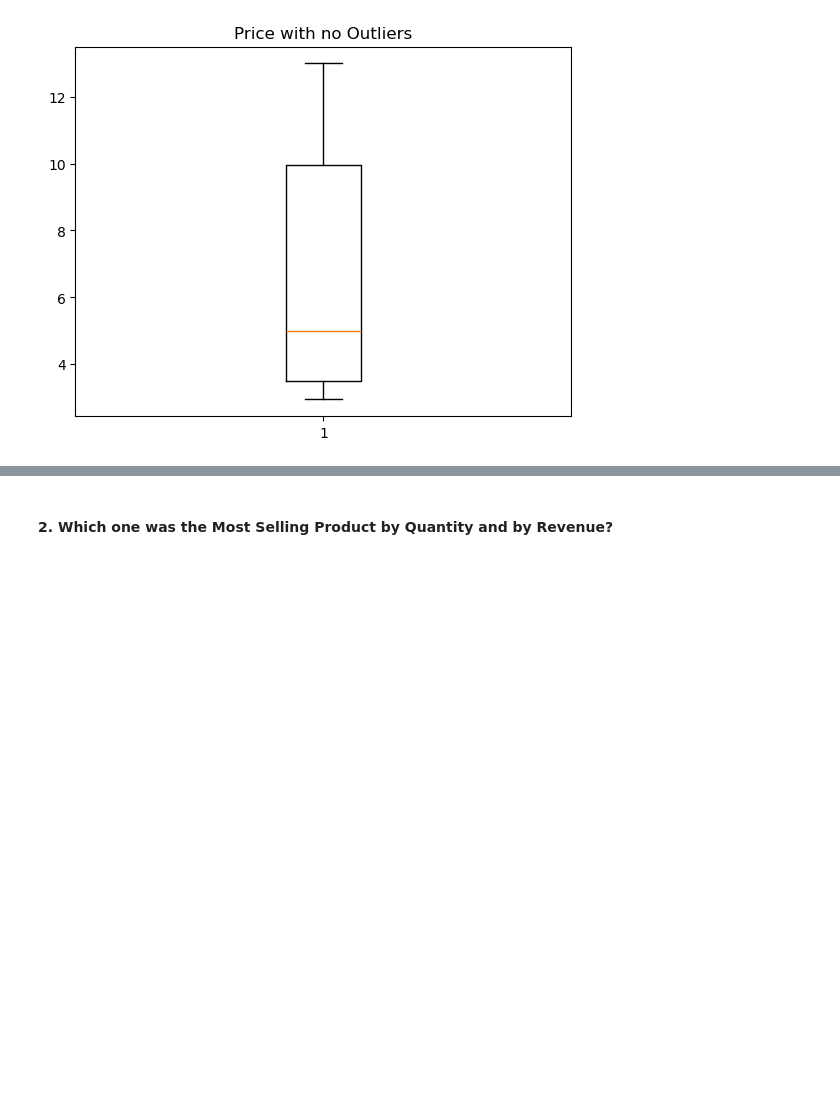
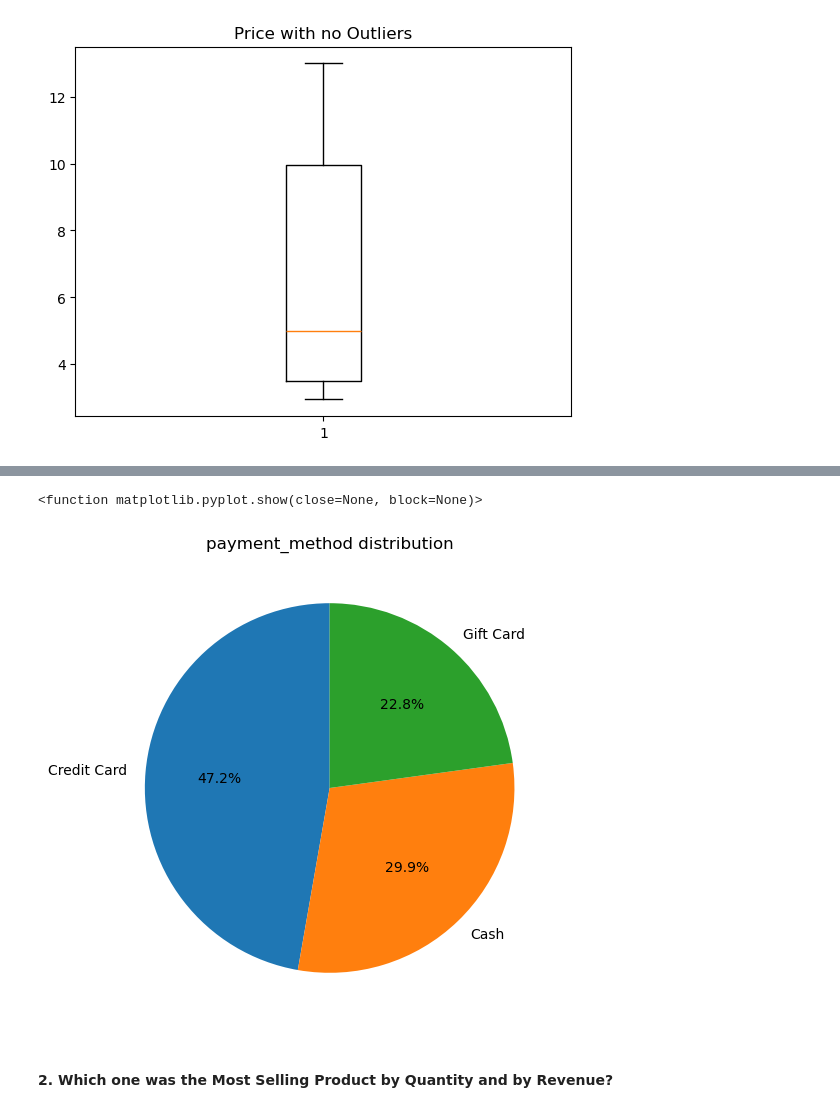
Before and after one commit to ARAFAH-LAWAL102/Sales-Analysis-and-EDA-with-Python, a Jupyter notebook: python sales data .ipynb, the cells around one changed output, grey strips where cells are left out. Saved outputs shown, nothing was run; the diff lists cells and outputs as text; code cells hidden in the pictures; blank space fills up the shorter version.

```diff
--- a/python sales data .ipynb
+++ b/python sales data .ipynb
@@ -250,3 +315,13 @@ The most preferred payment method is: Credit Card
+# %%
+import matplotlib.pyplot as plt
+payment_counts=df['payment_method'].value_counts()
+plt.figure(figsize=(6,6))
+plt.pie(payment_counts,labels=payment_counts.index, autopct= '%1.1f%%', startangle=90)
+plt.title('payment_method distribution')
+plt.show
+# %% [output]
+<function matplotlib.pyplot.show(close=None, block=None)>
+[figure, added]
 # %% [markdown]
 #### 2. Which one was the Most Selling Product by Quantity and by Revenue?
 # %%
```
Also changed, not shown: parts of 68 cells of this notebook.
